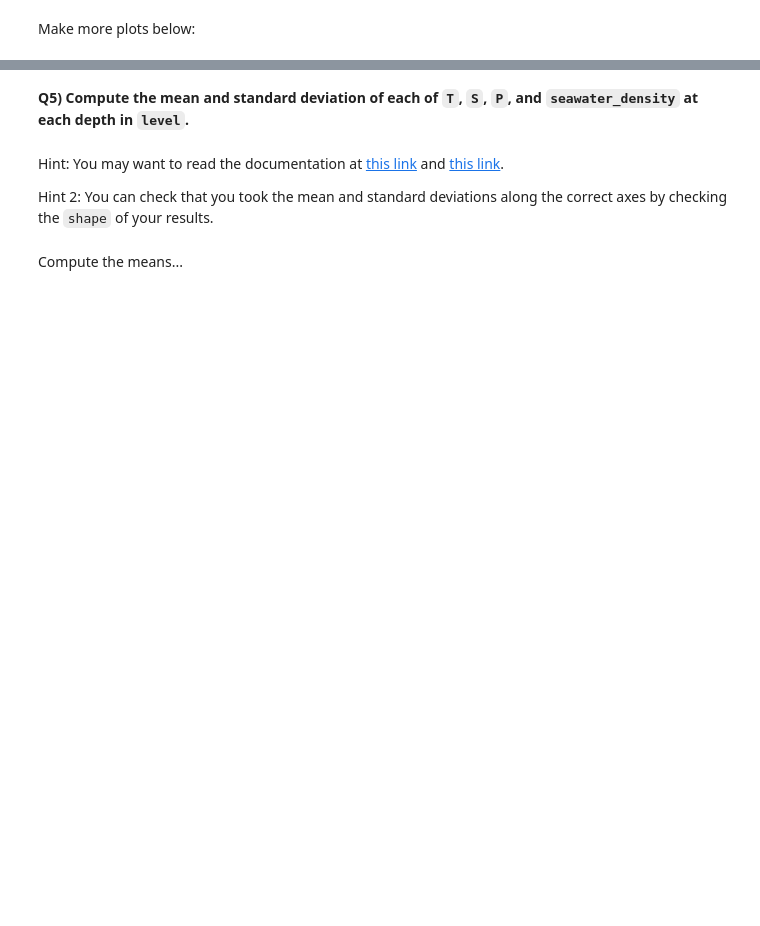
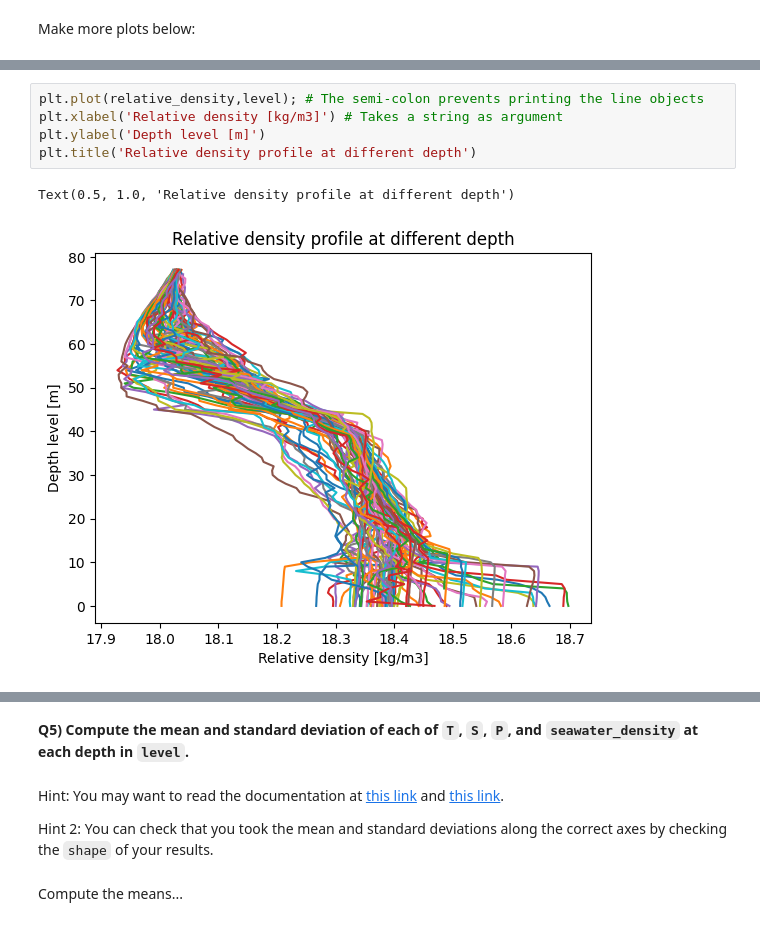
Before and after one commit to David-Soldini/2023_Intro_Python, a Jupyter notebook: ML_EES/IP/W2_S1.ipynb, the cells around one changed output, grey strips where cells are left out. Saved outputs shown, nothing was run; the diff lists cells and outputs as text; blank space fills up the shorter version.

```diff
--- a/ML_EES/IP/W2_S1.ipynb
+++ b/ML_EES/IP/W2_S1.ipynb
@@ -251,0 +263,8 @@ Make more plots below:
+# %%
+plt.plot(relative_density,level); # The semi-colon prevents printing the line objects
+plt.xlabel('Relative density [kg/m3]') # Takes a string as argument
+plt.ylabel('Depth level [m]')
+plt.title('Relative density profile at different depth')
+# %% [output]
+Text(0.5, 1.0, 'Relative density profile at different depth')
+[figure, added]
```
Also changed, not shown: parts of 26 cells of this notebook.
